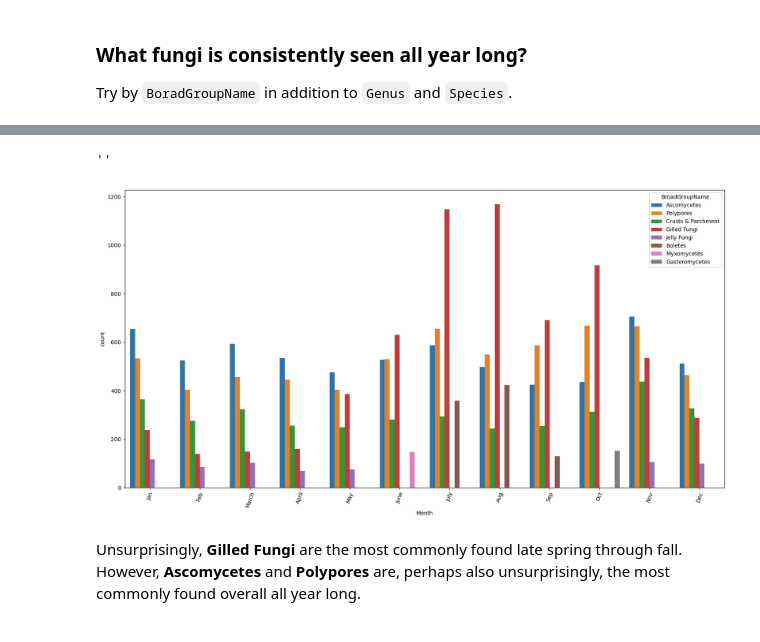
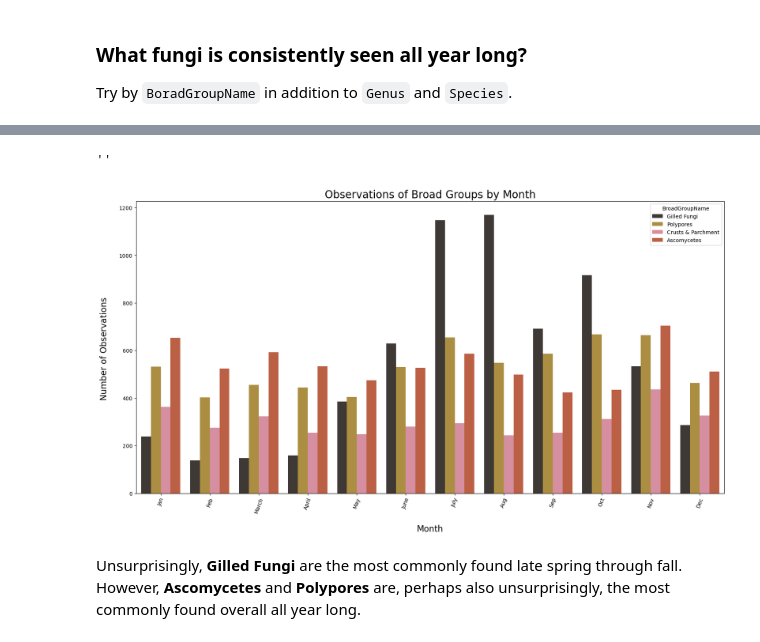
Before and after one commit to newyorkmyc/walks-list, a Jupyter notebook: common_fungi.ipynb, the cells around one changed output, grey strips where cells are left out. Cells and saved outputs as stored; diff of their text form; code cells hidden in the pictures.

```diff
--- a/common_fungi.ipynb
+++ b/common_fungi.ipynb
@@ -418,21 +421,27 @@ Dec    Ascomycetes            512
 Name: count, dtype: int64
 # %%
 fig, ax = plt.subplots(figsize=(20,10))
+
 df = (
     observations
+    .loc[observations['BroadGroupName'].isin(specific_groups)]
     .groupby(['Month'])
     .BroadGroupName.value_counts()
     .groupby(level=0, group_keys=False).head(5)
     .reset_index()
 )
-sns.barplot(df, x='Month', y='count', hue='BroadGroupName',
+sns.barplot(df, x='Month', y='count', palette=COLORS,
+            hue='BroadGroupName', hue_order=specific_groups,
             order=months.values())
+ax.set_title('Observations of Broad Groups by Month', size=20)
+ax.set_ylabel('Number of Observations ', fontsize=16, labelpad=20)
+ax.set_xlabel('Month', fontsize=16, labelpad=20)
 plt.xticks(rotation=70)
-plt.savefig('./img/parks_groups_counts_bars.png', bbox_inches='tight', transparent=True)
+plt.savefig('./img/broad_groups_by_month.png', bbox_inches='tight', transparent=True)
 ;
 # %% [output]
 ''
-[figure, old version]
+[figure, new version]
 # %% [markdown]
 Unsurprisingly, **Gilled Fungi** are the most commonly found late spring through fall. However, **Ascomycetes** and **Polypores** are, perhaps also unsurprisingly, the most commonly found overall all year long.
 # %%
```
Also changed, not shown: parts of 1 cell of this notebook, 5 other files.
